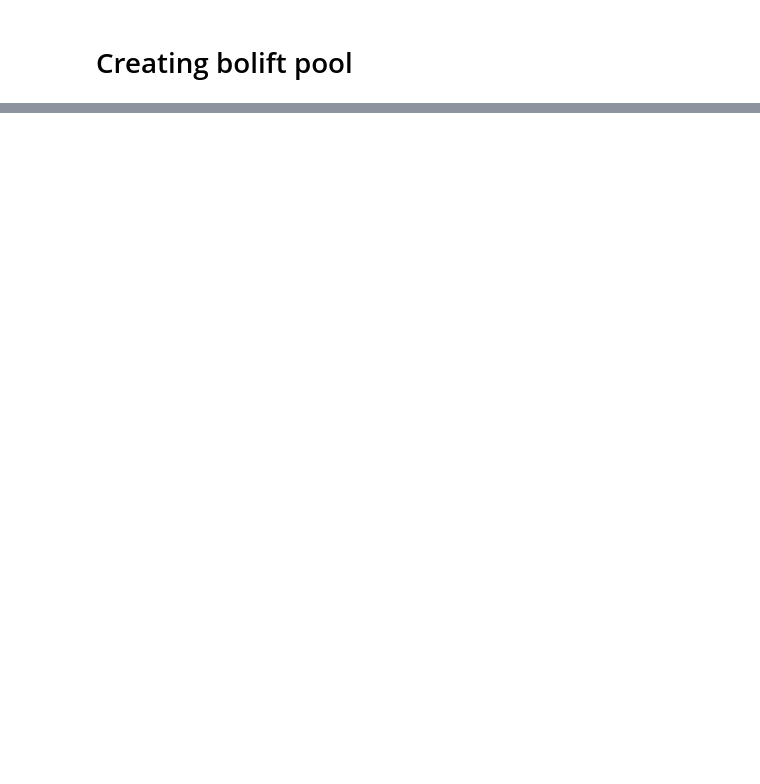
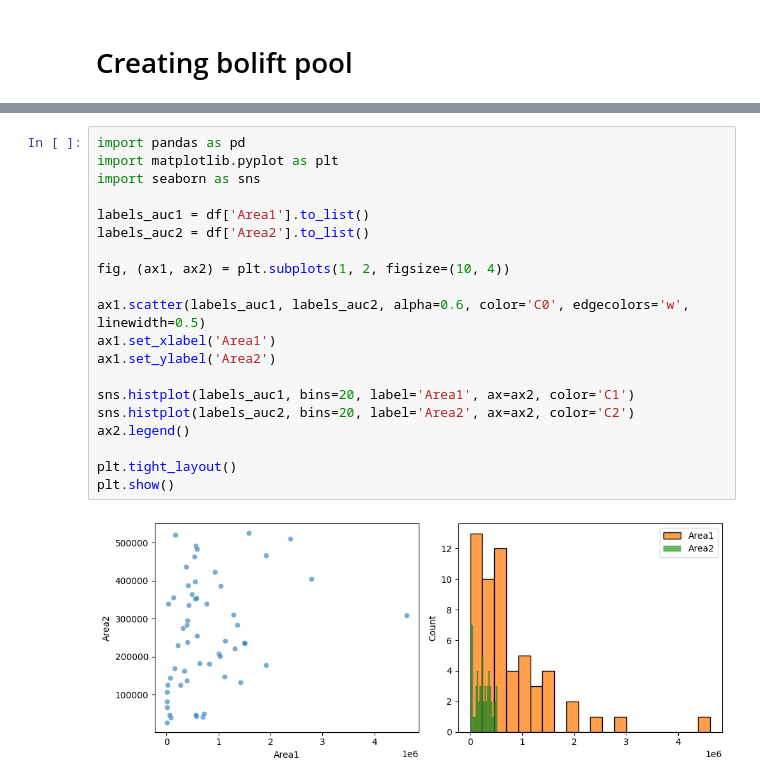
Before and after one commit to maykcaldas/BioNano-DOE, a Jupyter notebook: AgML/process_data.ipynb, the cells around one changed output, grey strips where cells are left out. Saved outputs shown, nothing was run; the diff lists cells and outputs as text; blank space fills up the shorter version.

```diff
--- a/AgML/process_data.ipynb
+++ b/AgML/process_data.ipynb
@@ -230,0 +252,22 @@ cloudpickle.dump(pool, open('Data/pool.pkl', 'wb'))
+# %%
+import pandas as pd
+import matplotlib.pyplot as plt
+import seaborn as sns
+
+labels_auc1 = df['Area1'].to_list()
+labels_auc2 = df['Area2'].to_list()
+
+fig, (ax1, ax2) = plt.subplots(1, 2, figsize=(10, 4))
+
+ax1.scatter(labels_auc1, labels_auc2, alpha=0.6, color='C0', edgecolors='w', linewidth=0.5)
+ax1.set_xlabel('Area1')
+ax1.set_ylabel('Area2')
+
+sns.histplot(labels_auc1, bins=20, label='Area1', ax=ax2, color='C1')
+sns.histplot(labels_auc2, bins=20, label='Area2', ax=ax2, color='C2')
+ax2.legend()
+
+plt.tight_layout()
+plt.show()
+# %% [output]
+[figure, added]
```
Also changed, not shown: parts of 8 cells of this notebook, 9 other files.
